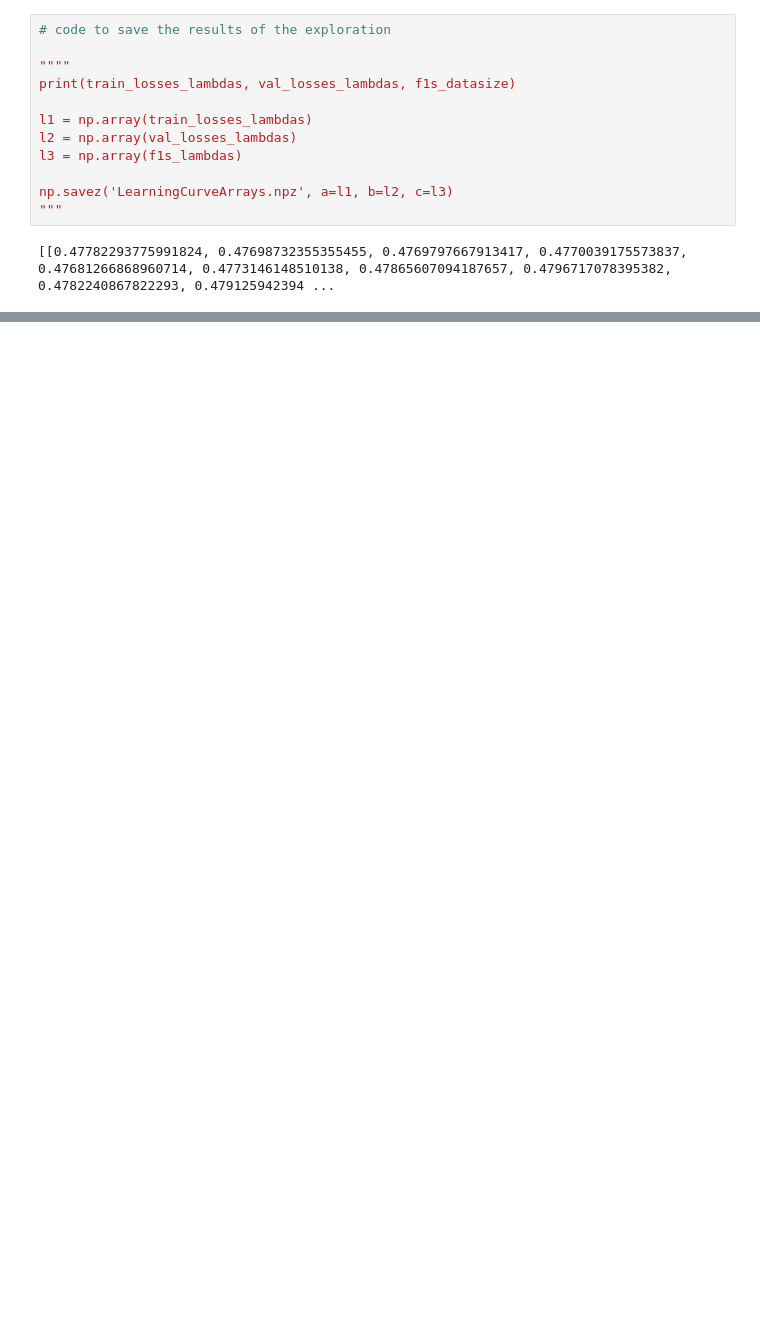
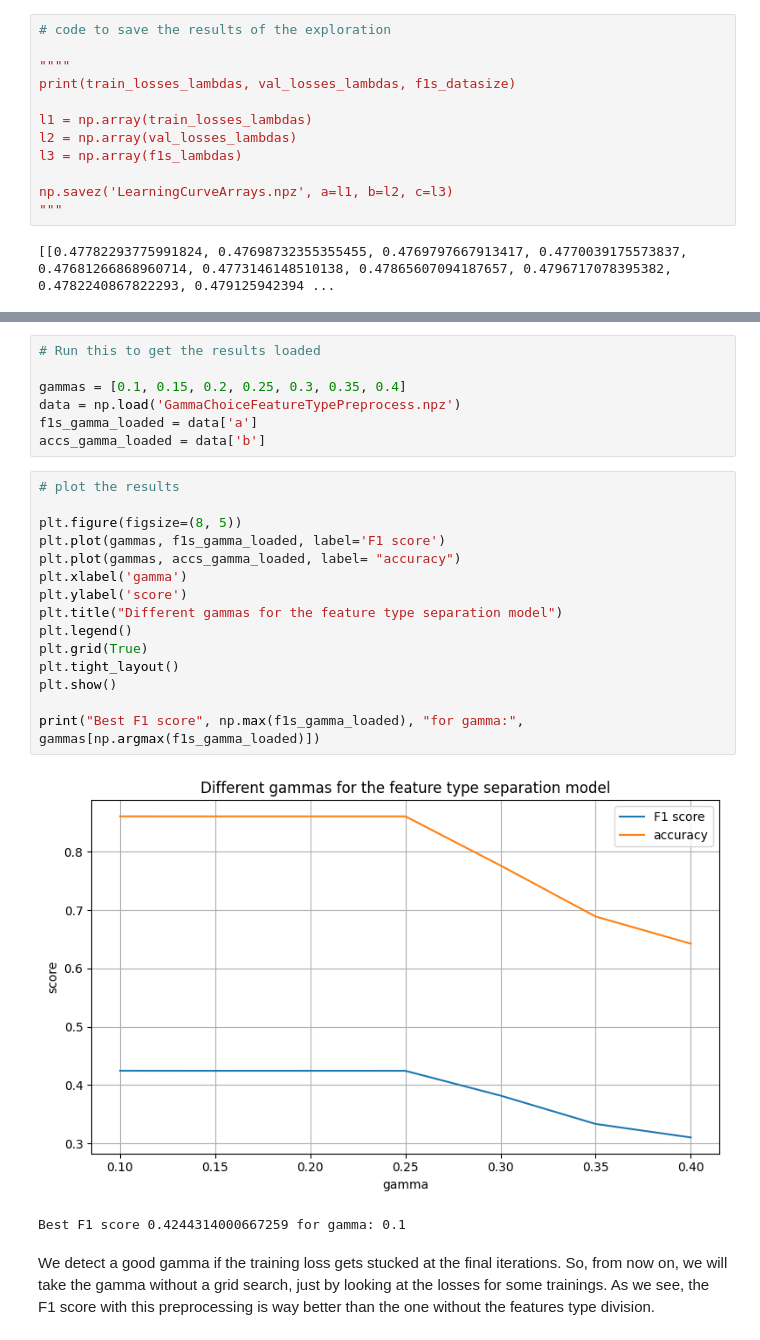
Before and after one commit to CyriacGregoire/ML_proj1, a Jupyter notebook: project1/Model_II.ipynb, the cells around one changed output, grey strips where cells are left out. Cells and saved outputs as stored; diff of their text form; blank space fills up the shorter version.

```diff
--- a/project1/Model_II.ipynb
+++ b/project1/Model_II.ipynb
@@ -194,0 +323,27 @@ For lambda 1.0 best F1 score: 0.09969056908381495 in iteration 14583.77777777777
+# %%
+# Run this to get the results loaded
+
+gammas = [0.1, 0.15, 0.2, 0.25, 0.3, 0.35, 0.4]
+data = np.load('GammaChoiceFeatureTypePreprocess.npz')
+f1s_gamma_loaded = data['a']
+accs_gamma_loaded = data['b']
+# %%
+# plot the results
+
+plt.figure(figsize=(8, 5))
+plt.plot(gammas, f1s_gamma_loaded, label='F1 score')
+plt.plot(gammas, accs_gamma_loaded, label= "accuracy")
+plt.xlabel('gamma')
+plt.ylabel('score')
+plt.title("Different gammas for the feature type separation model")
+plt.legend()
+plt.grid(True)
+plt.tight_layout()
+plt.show()
+
+print("Best F1 score", np.max(f1s_gamma_loaded), "for gamma:", gammas[np.argmax(f1s_gamma_loaded)])
+# %% [output]
+[figure, added]
+Best F1 score 0.4244314000667259 for gamma: 0.1
+# %% [markdown]
+We detect a good gamma if the training loss gets stucked at the final iterations. So, from now on, we will take the gamma without a grid search, just by looking at the losses for some trainings. As we see, the F1 score with this preprocessing is way better than the one without the features type division.
```
Also changed, not shown: parts of 46 cells of this notebook, 4 other files.
